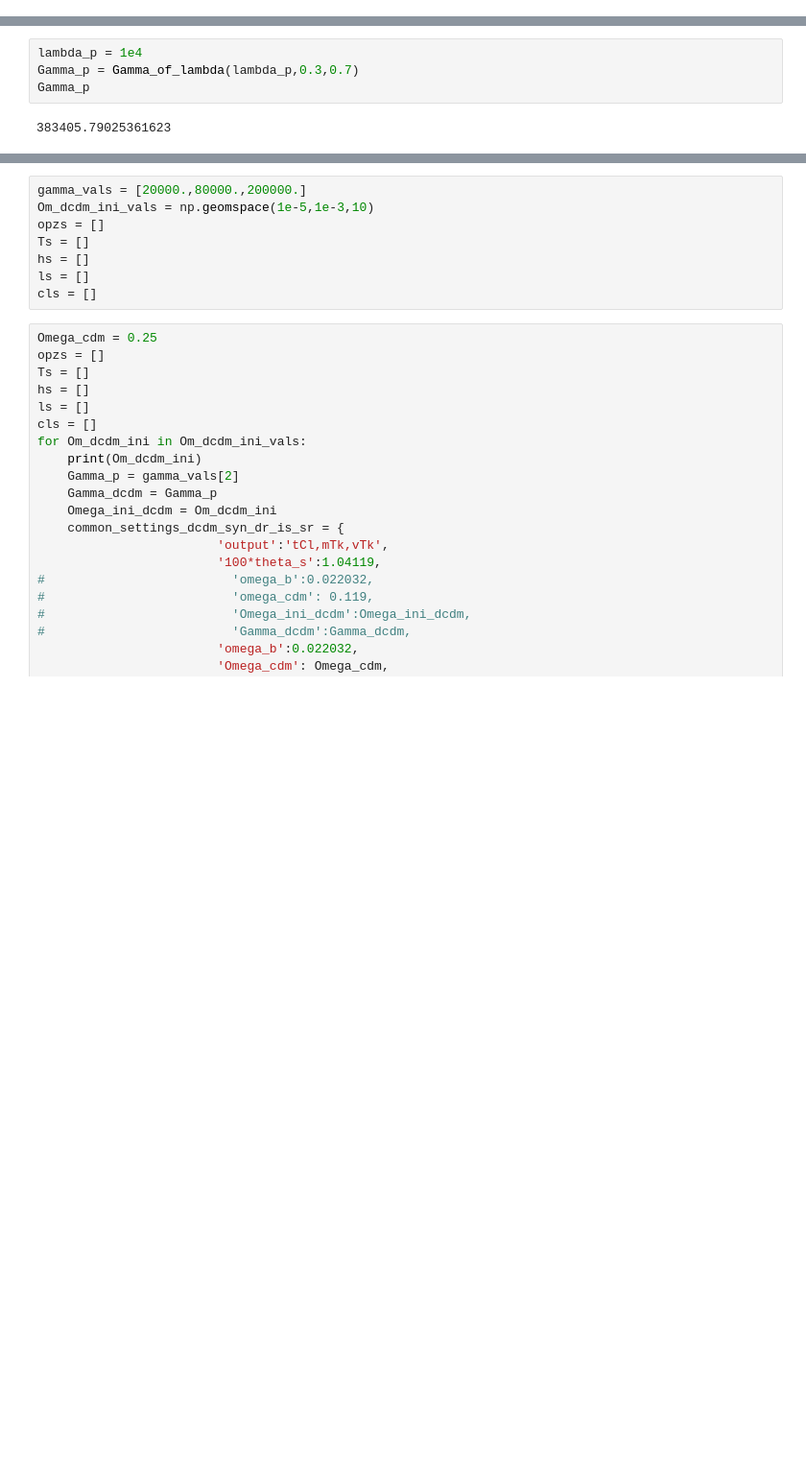
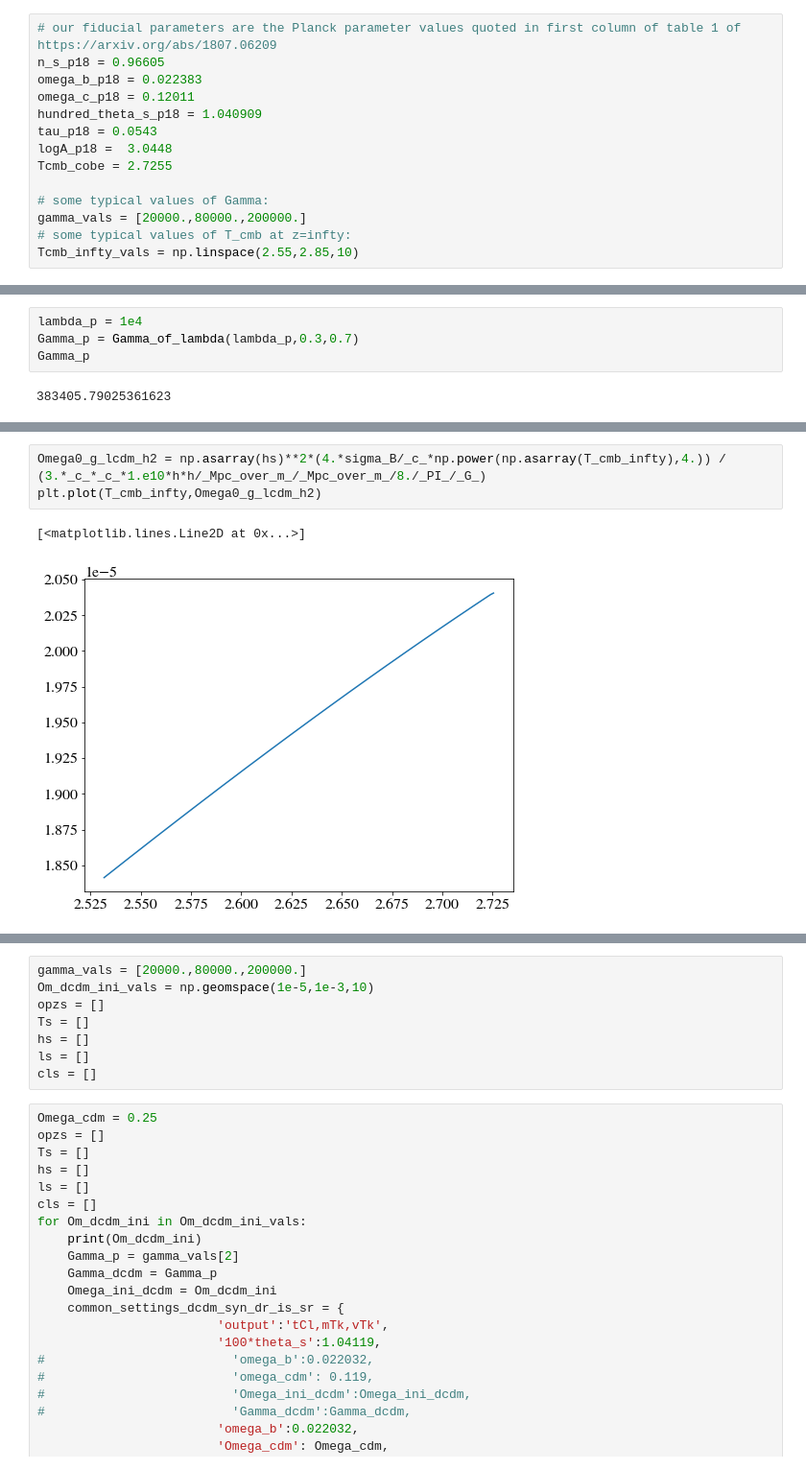
Before and after one commit to borisbolliet/class_dcdmsr, a Jupyter notebook: notebooks/cl_ST_DCDM_SR.ipynb, the cells around one changed output, grey strips where cells are left out. Shown at 96% size. Saved outputs shown, nothing was run; the diff lists cells and outputs as text; blank space fills up the shorter version.

```diff
--- a/notebooks/cl_ST_DCDM_SR.ipynb
+++ b/notebooks/cl_ST_DCDM_SR.ipynb
@@ -27,3 +28,17 @@ _G_ = 6.67428e-11
 _k_B_ = 1.3806504e-23
 _h_P_ = 6.62606896e-34
 sigma_B = 2. * np.power(_PI_,5) * np.power(_k_B_,4) / 15. / np.power(_h_P_,3) / np.power(_c_,2)
+# %%
+# our fiducial parameters are the Planck parameter values quoted in first column of table 1 of https://arxiv.org/abs/1807.06209
+n_s_p18 = 0.96605
+omega_b_p18 = 0.022383
+omega_c_p18 = 0.12011
+hundred_theta_s_p18 = 1.040909
+tau_p18 = 0.0543
+logA_p18 =  3.0448
+Tcmb_cobe = 2.7255
+
+# some typical values of Gamma:
+gamma_vals = [20000.,80000.,200000.]
+# some typical values of T_cmb at z=infty:
+Tcmb_infty_vals = np.linspace(2.55,2.85,10)
@@ -84,0 +544,6 @@ Gamma_p
+# %%
+Omega0_g_lcdm_h2 = np.asarray(hs)**2*(4.*sigma_B/_c_*np.power(np.asarray(T_cmb_infty),4.)) / (3.*_c_*_c_*1.e10*h*h/_Mpc_over_m_/_Mpc_over_m_/8./_PI_/_G_)
+plt.plot(T_cmb_infty,Omega0_g_lcdm_h2)
+# %% [output]
+[<matplotlib.lines.Line2D at 0x...>]
+[figure, added]
```
Also changed, not shown: parts of 50 cells of this notebook, 6 other files.
